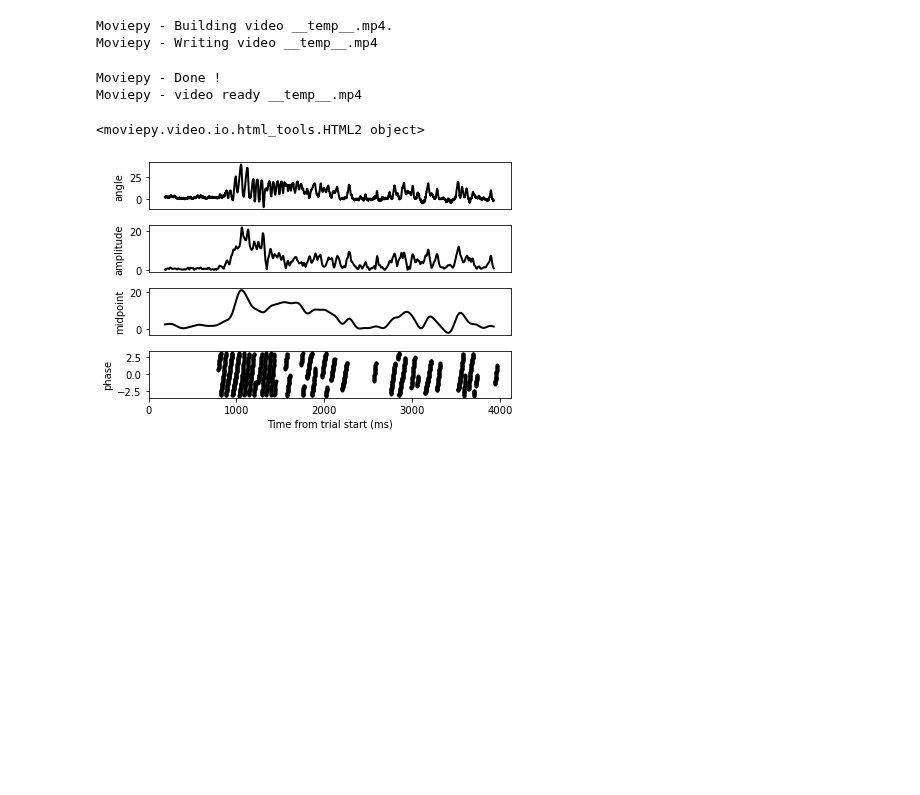
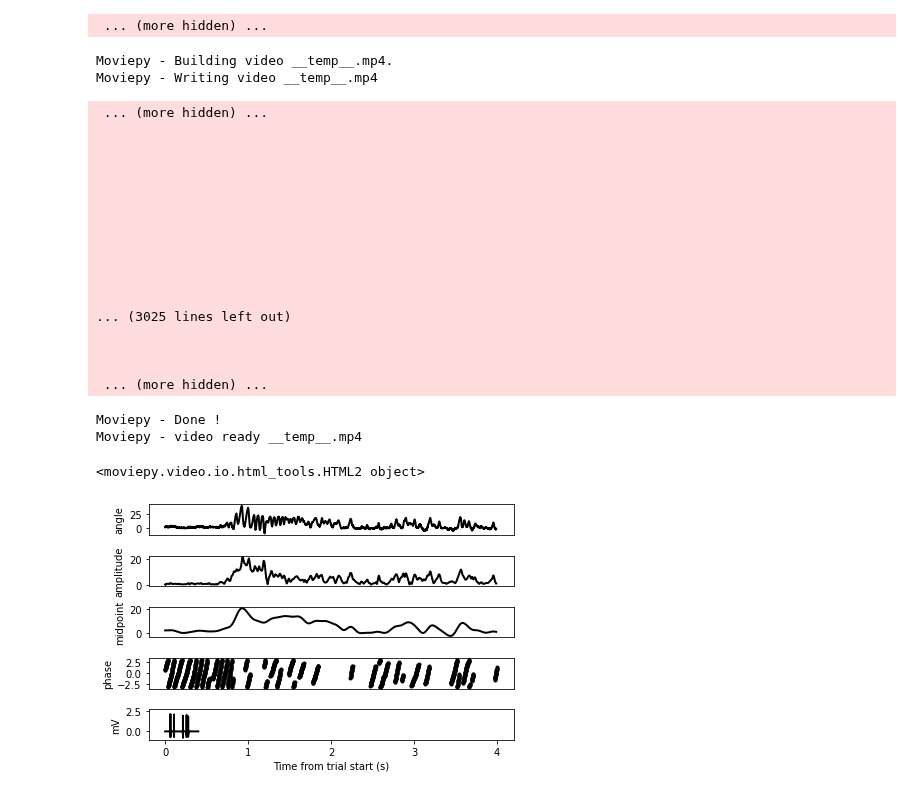
Before and after one commit to jacheung/bookshelf, a Jupyter notebook: Matlab/build_trial_movie.ipynb, the cells around one changed output. Drawn from its saved outputs; the diff is of its cells as text; code cells hidden in the pictures; blank space fills up the shorter version.

Commit message:
finalized spike trace

```diff
--- a/Matlab/build_trial_movie.ipynb
+++ b/Matlab/build_trial_movie.ipynb
@@ -14,7 +14,7 @@ import sys
 ds = sio.loadmat('cell_29.mat')['export_struct'][0,0]
 
 trial = np.random.choice(ds['thetaAtBase'].shape[1],1)[0]
-x = np.arange(0,len(ds['spikes']))
+x = np.arange(0,len(ds['thetaAtBase']))
 amplitude_mask = ds['amplitude'][:,trial]<5
 filtered_phase = ds['phase'][:,trial]
 filtered_phase[amplitude_mask] = np.nan
@@ -22,36 +22,57 @@ y0 = ds['thetaAtBase'][:,trial]
 y1 = ds['amplitude'][:,trial]
 y2 = ds['setpoint'][:,trial]
 y3 = filtered_phase
+y4 = ds['spikes_traces'][:,trial]
 # %%
 # Set up plots for animation
-fig, ax = plt.subplots(4,1)
+fig, ax = plt.subplots(5,1)
 l0, = ax[0].plot(x, y0, lw=2, c='k')
 l1, = ax[1].plot(x, y1, lw=2, c='k')
 l2, = ax[2].plot(x, y2, lw=2, c='k')
 l3, = ax[3].plot(x, y3, 'k.')
+l4, = ax[4].plot(np.arange(0,len(y4)), y4, lw=2, c='k')
 
-labels = ['angle', 'amplitude', 'midpoint', 'phase']
+labels = ['angle', 'amplitude', 'midpoint', 'phase', 'mV']
 for ix,k in enumerate(ax):
     ax[ix].set_xticks([])
     ax[ix].set_ylabel(labels[ix])
-ax[3].set_xticks([0,1000,2000,3000,4000])
-ax[3].set_xlabel("Time from trial start (ms)")
+ax[4].set_xticks([0,10000,20000,30000,40000])
+ax[4].set_xticklabels([0,1,2,3,4])
+ax[4].set_xlabel("Time from trial start (s)")
 fig.tight_layout()
 
 # Animate figure with moviepy
 def plot_until_t(t):
     t_idx = int(round(duration*(t/10)))
     for idx,val in enumerate(ax):
         exec('l' + str(idx) + '.set_xdata(x[:t_idx])')
         exec('l' + str(idx) + '.set_ydata(y' + str(idx) +'[:t_idx])')
     return mplfig_to_npimage(fig)
 
 plotclip = VideoClip(plot_until_t, duration=10)
 plotclip.ipython_display(fps=40, loop=True, autoplay=True,progress_bar=False)
 # %% [output]
-Moviepy - Building video __temp__.mp4.
-Moviepy - Writing video __temp__.mp4
+ ... (more hidden) ...
-Moviepy - Done !
-Moviepy - video ready __temp__.mp4
+Moviepy - Building video __temp__.mp4.
+Moviepy - Writing video __temp__.mp4
-<moviepy.video.io.html_tools.HTML2 object>
+ ... (more hidden) ...
+
+
+
+
+
+
+
+
+
+
+
+... (3025 lines left out)
+
+
+
+ ... (more hidden) ...
+Moviepy - Done !
+Moviepy - video ready __temp__.mp4
+<moviepy.video.io.html_tools.HTML2 object>
-[figure, old version]
+[figure, new version]
```
Also changed, not shown: 4 other files.
